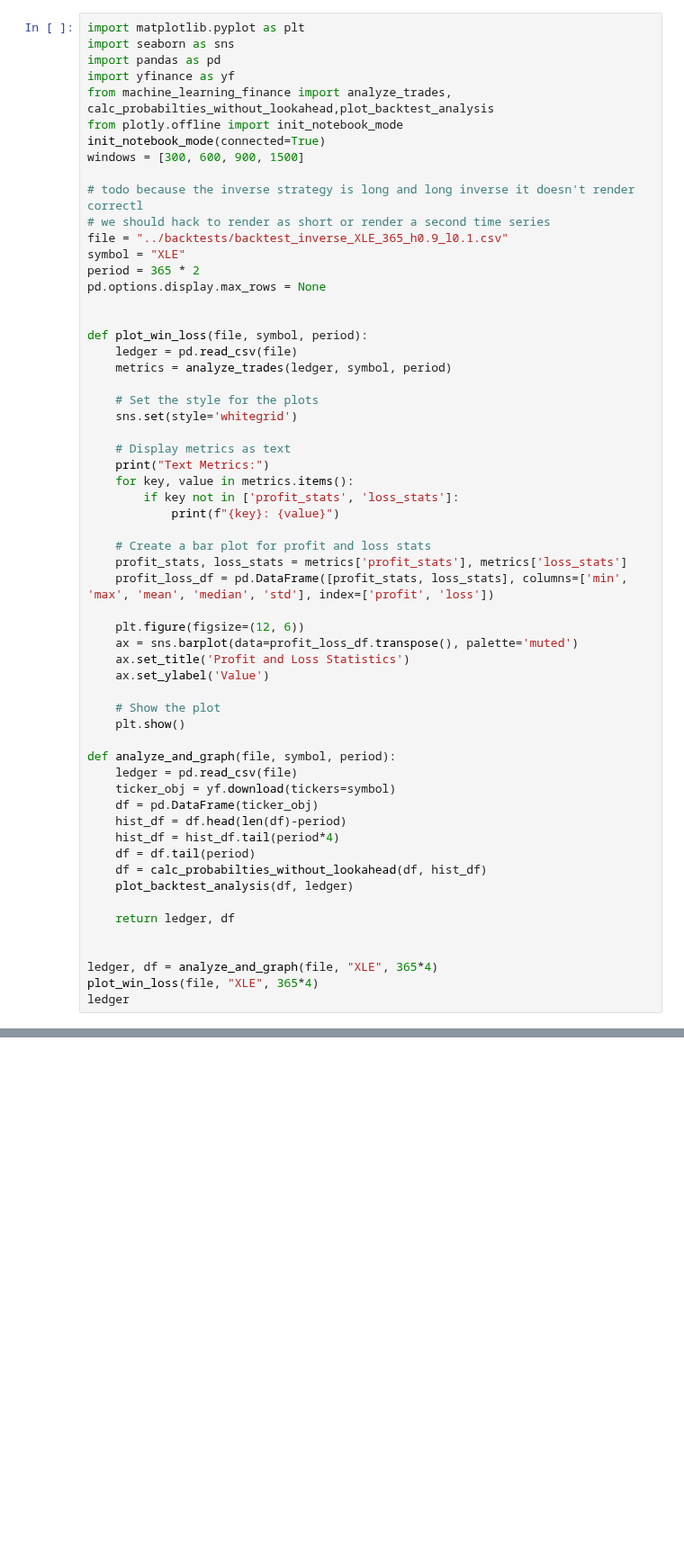
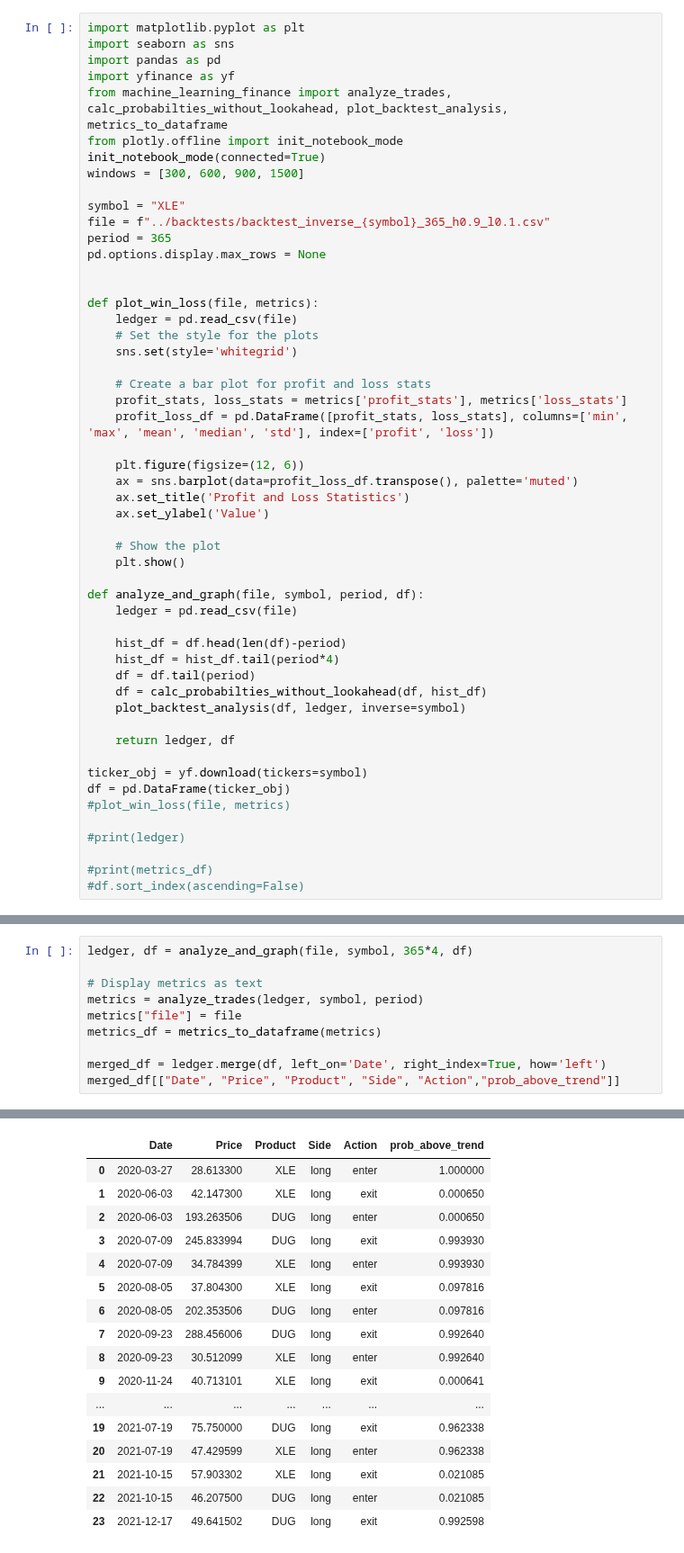
Before and after one commit to j03m/alfred, a Jupyter notebook: notebooks/back_test_visualizer.ipynb, the cells around one changed output, grey strips where cells are left out. Shown at 90% size. Saved outputs shown, nothing was run; the diff lists cells and outputs as text; blank space fills up the shorter version.

```diff
--- a/notebooks/back_test_visualizer.ipynb
+++ b/notebooks/back_test_visualizer.ipynb
@@ -3,31 +3,21 @@ import matplotlib.pyplot as plt
 import seaborn as sns
 import pandas as pd
 import yfinance as yf
-from machine_learning_finance import analyze_trades, calc_probabilties_without_lookahead,plot_backtest_analysis
+from machine_learning_finance import analyze_trades, calc_probabilties_without_lookahead, plot_backtest_analysis, metrics_to_dataframe
 from plotly.offline import init_notebook_mode
 init_notebook_mode(connected=True)
 windows = [300, 600, 900, 1500]
 
-# todo because the inverse strategy is long and long inverse it doesn't render correctl
-# we should hack to render as short or render a second time series
-file = "../backtests/backtest_inverse_XLE_365_h0.9_l0.1.csv"
 symbol = "XLE"
-period = 365 * 2
+file = f"../backtests/backtest_inverse_{symbol}_365_h0.9_l0.1.csv"
+period = 365
 pd.options.display.max_rows = None
 
 
-def plot_win_loss(file, symbol, period):
+def plot_win_loss(file, metrics):
     ledger = pd.read_csv(file)
-    metrics = analyze_trades(ledger, symbol, period)
-
     # Set the style for the plots
     sns.set(style='whitegrid')
-
-    # Display metrics as text
-    print("Text Metrics:")
-    for key, value in metrics.items():
-        if key not in ['profit_stats', 'loss_stats']:
-            print(f"{key}: {value}")
 
     # Create a bar plot for profit and loss stats
     profit_stats, loss_stats = metrics['profit_stats'], metrics['loss_stats']
@@ -41,21 +31,24 @@ def plot_win_loss(file, symbol, period):
     # Show the plot
     plt.show()
 
-def analyze_and_graph(file, symbol, period):
+def analyze_and_graph(file, symbol, period, df):
     ledger = pd.read_csv(file)
-    ticker_obj = yf.download(tickers=symbol)
-    df = pd.DataFrame(ticker_obj)
+
     hist_df = df.head(len(df)-period)
     hist_df = hist_df.tail(period*4)
     df = df.tail(period)
     df = calc_probabilties_without_lookahead(df, hist_df)
-    plot_backtest_analysis(df, ledger)
+    plot_backtest_analysis(df, ledger, inverse=symbol)
 
     return ledger, df
 
+ticker_obj = yf.download(tickers=symbol)
+df = pd.DataFrame(ticker_obj)
+#plot_win_loss(file, metrics)
 
-ledger, df = analyze_and_graph(file, "XLE", 365*4)
-plot_win_loss(file, "XLE", 365*4)
-ledger
+#print(ledger)
+
+#print(metrics_df)
+#df.sort_index(ascending=False)
 # %% [output]
 [*********************100%***********************]  1 of 1 completed
@@ -89,0 +55,11 @@ All-NaN slice encountered
+# %%
+ledger, df = analyze_and_graph(file, symbol, 365*4, df)
+
+# Display metrics as text
+metrics = analyze_trades(ledger, symbol, period)
+metrics["file"] = file
+metrics_df = metrics_to_dataframe(metrics)
+
+merged_df = ledger.merge(df, left_on='Date', right_index=True, how='left')
+merged_df[["Date", "Price", "Product", "Side", "Action","prob_above_trend"]]
+# %% [output]
@@ -89,0 +85,17 @@ All-NaN slice encountered
+|  | Date | Price | Product | Side | Action | prob_above_trend |
+| 0 | 2020-03-27 | 28.613300 | XLE | long | enter | 1.000000 |
+| 1 | 2020-06-03 | 42.147300 | XLE | long | exit | 0.000650 |
+| 2 | 2020-06-03 | 193.263506 | DUG | long | enter | 0.000650 |
+| 3 | 2020-07-09 | 245.833994 | DUG | long | exit | 0.993930 |
+| 4 | 2020-07-09 | 34.784399 | XLE | long | enter | 0.993930 |
+| 5 | 2020-08-05 | 37.804300 | XLE | long | exit | 0.097816 |
+| 6 | 2020-08-05 | 202.353506 | DUG | long | enter | 0.097816 |
+| 7 | 2020-09-23 | 288.456006 | DUG | long | exit | 0.992640 |
+| 8 | 2020-09-23 | 30.512099 | XLE | long | enter | 0.992640 |
+| 9 | 2020-11-24 | 40.713101 | XLE | long | exit | 0.000641 |
+| ... | ... | ... | ... | ... | ... | ... |
+| 19 | 2021-07-19 | 75.750000 | DUG | long | exit | 0.962338 |
+| 20 | 2021-07-19 | 47.429599 | XLE | long | enter | 0.962338 |
+| 21 | 2021-10-15 | 57.903302 | XLE | long | exit | 0.021085 |
+| 22 | 2021-10-15 | 46.207500 | DUG | long | enter | 0.021085 |
+| 23 | 2021-12-17 | 49.641502 | DUG | long | exit | 0.992598 |
```
Also changed, not shown: parts of 3 cells of this notebook, 9 other files.
